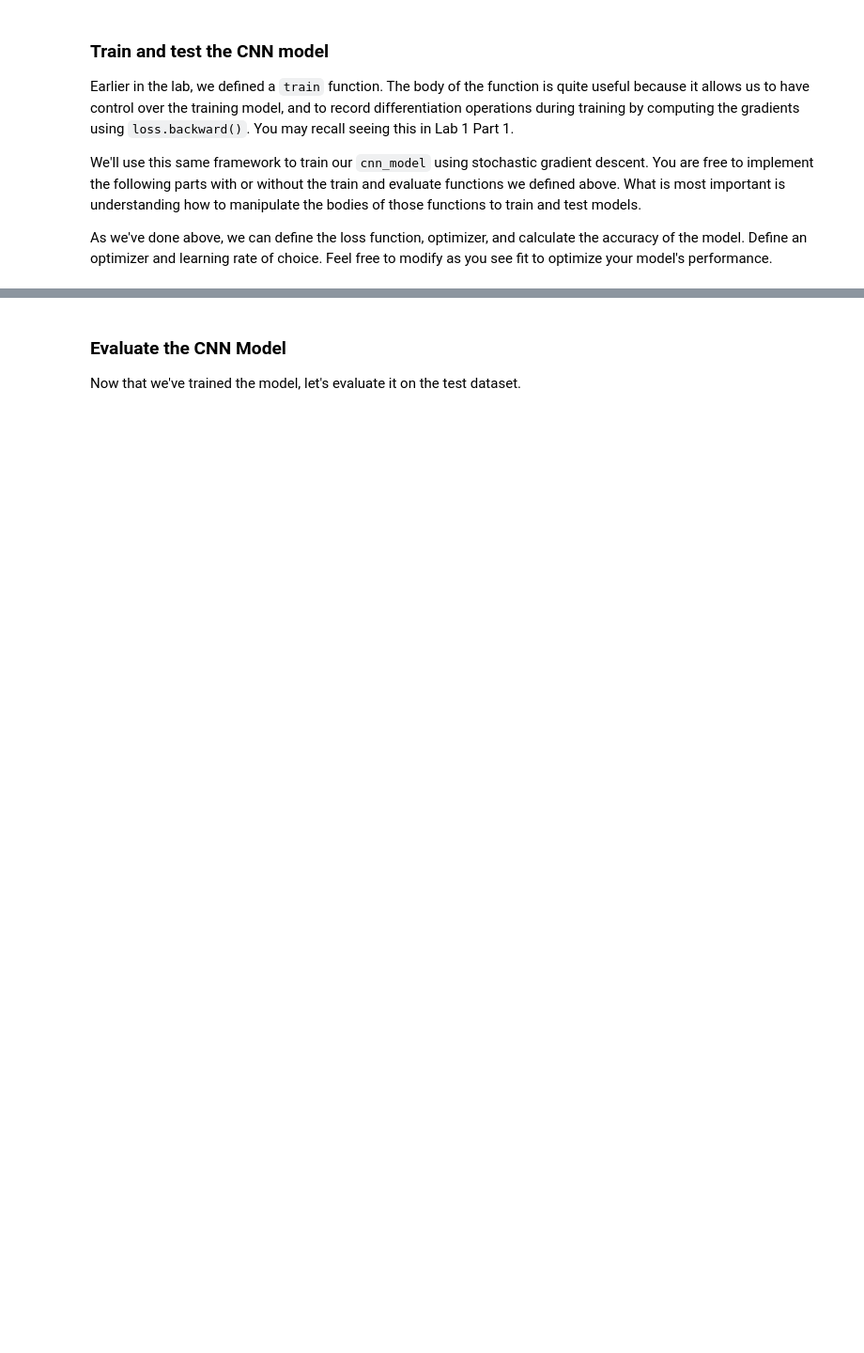
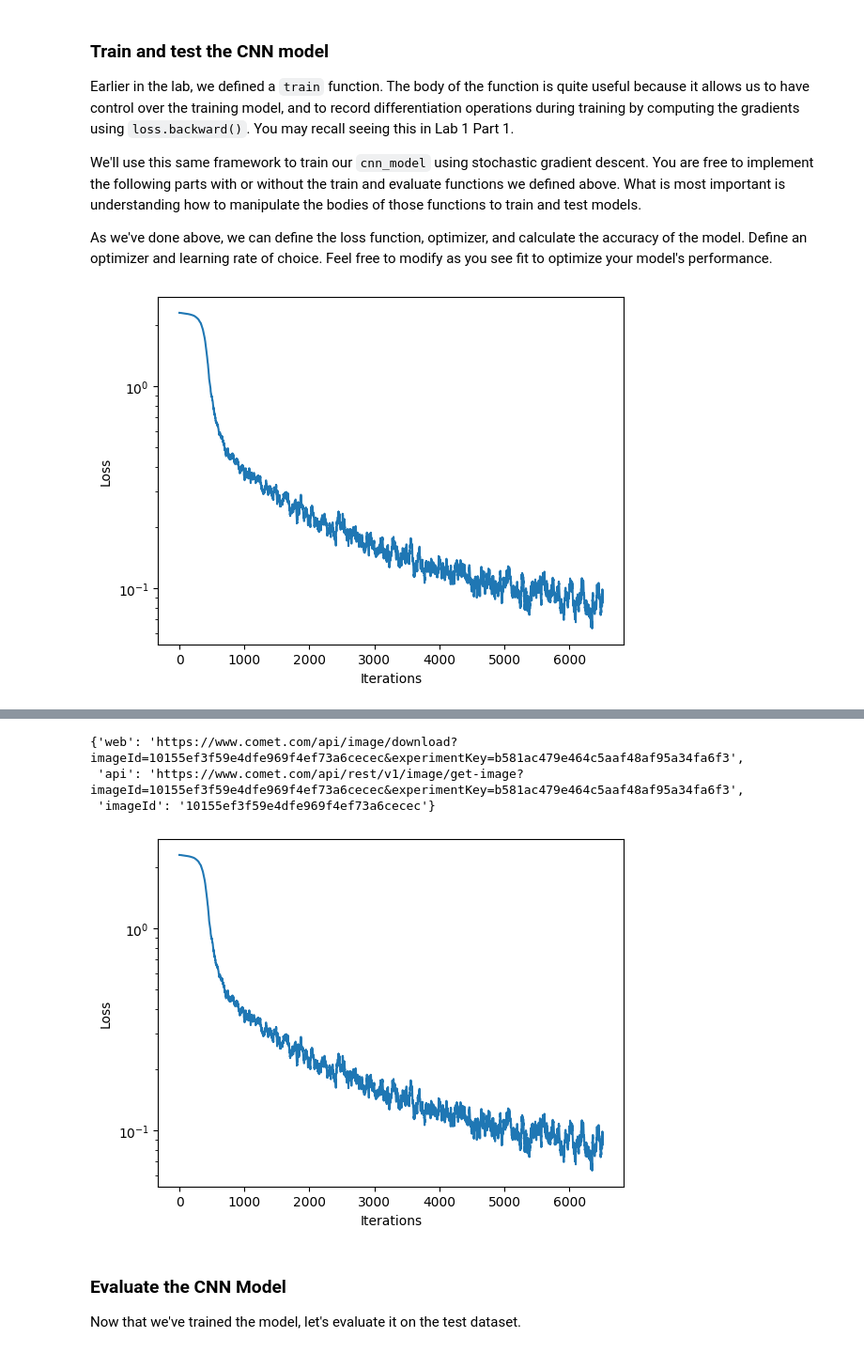
Before and after one commit to steven-random/introtodeeplearning, a Jupyter notebook: lab2/PT_Part1_MNIST.ipynb, the cells around one changed output, grey strips where cells are left out. Shown at 94% size. Drawn from its saved outputs; the diff is of its cells as text; code cells hidden in the pictures; blank space fills up the shorter version.

```diff
--- a/lab2/PT_Part1_MNIST.ipynb
+++ b/lab2/PT_Part1_MNIST.ipynb
@@ -355,7 +369,7 @@ class CNN(nn.Module):
         self.pool1 = nn.MaxPool2d(kernel_size=2)
 
         # TODO: Define the second convolutional layer
-        self.conv2 = nn.Conv2d(24, 24, kernel_size=3)
+        self.conv2 = nn.Conv2d(24, 36, kernel_size=3)
 
         # TODO: Define the second max pooling layer
         self.pool2 = nn.MaxPool2d(kernel_size=2)
@@ -378,11 +392,12 @@ class CNN(nn.Module):
         # '''TODO: Implement the rest of forward pass of the model using the layers you have defined above'''
         #     '''hint: this will involve another set of convolutional/pooling layers and then the linear layers'''
         x = self.conv2(x)
+        x = self.relu(x)
         x = self.pool2(x)
         x = self.flatten(x)
         x = self.fc1(x)
         x = self.relu(x)
-        s = self.fc2(x)
+        x = self.fc2(x)
 
         return x
 
@@ -414,7 +438,7 @@ epochs = 7
 optimizer = optim.SGD(cnn_model.parameters(), lr=1e-2)
 
 # TODO: instantiate the cross entropy loss function
-loss_function = # TODO
+loss_function = nn.CrossEntropyLoss()
 
 # Redefine trainloader with new batch size parameter (tweak as see fit if optimizing)
 trainset_loader = DataLoader(train_dataset, batch_size=batch_size, shuffle=True)
@@ -443,32 +467,38 @@ for epoch in range(epochs):
 
         # Forward pass
         # TODO: feed the images into the model and obtain the predictions
-        logits = # TODO
+        logits = cnn_model(images)
 
         # TODO: compute the categorical cross entropy loss using the predicted logits
-        loss = # TODO
+        loss = loss_function(logits, labels)
 
         # Get the loss and log it to comet and the loss_history record
         loss_value = loss.item()
         comet_model_2.log_metric("loss", loss_value, step=idx)
         loss_history.append(loss_value) # append the loss to the loss_history record
         plotter.plot(loss_history.get())
 
         # Backpropagation/backward pass
         '''TODO: Compute gradients for all model parameters and propagate backwads
             to update model parameters. remember to reset your optimizer!'''
         # TODO: reset optimizer
+        optimizer.zero_grad()
         # TODO: compute gradients
+        loss.backward()
         # TODO: update model parameters
+        optimizer.step()
 
         # Get the prediction and tally metrics
         predicted = torch.argmax(logits, dim=1)
         correct_pred += (predicted == labels).sum().item()
         total_pred += labels.size(0)
 
     # Compute metrics
     total_epoch_loss = total_loss / total_pred
     epoch_accuracy = correct_pred / total_pred
     print(f"Epoch {epoch + 1}, Loss: {total_epoch_loss}, Accuracy: {epoch_accuracy:.4f}")
+    comet_model_2.log_metric("epoch_accuracy", epoch_accuracy, step=epoch)
 
 comet_model_2.log_figure(figure=plt)
+# %% [output]
+[figure, added]
@@ -475,3 +506,7 @@ comet_model_2.log_figure(figure=plt)
+{'web': 'https://www.comet.com/api/image/download?imageId=10155ef3f59e4dfe969f4ef73a6cecec&experimentKey=b581ac479e464c5aaf48af95a34fa6f3',
+ 'api': 'https://www.comet.com/api/rest/v1/image/get-image?imageId=10155ef3f59e4dfe969f4ef73a6cecec&experimentKey=b581ac479e464c5aaf48af95a34fa6f3',
+ 'imageId': '10155ef3f59e4dfe969f4ef73a6cecec'}
+[figure, added]
 # %% [markdown]
 ### Evaluate the CNN Model
 
```
Also changed, not shown: parts of 15 cells of this notebook.
